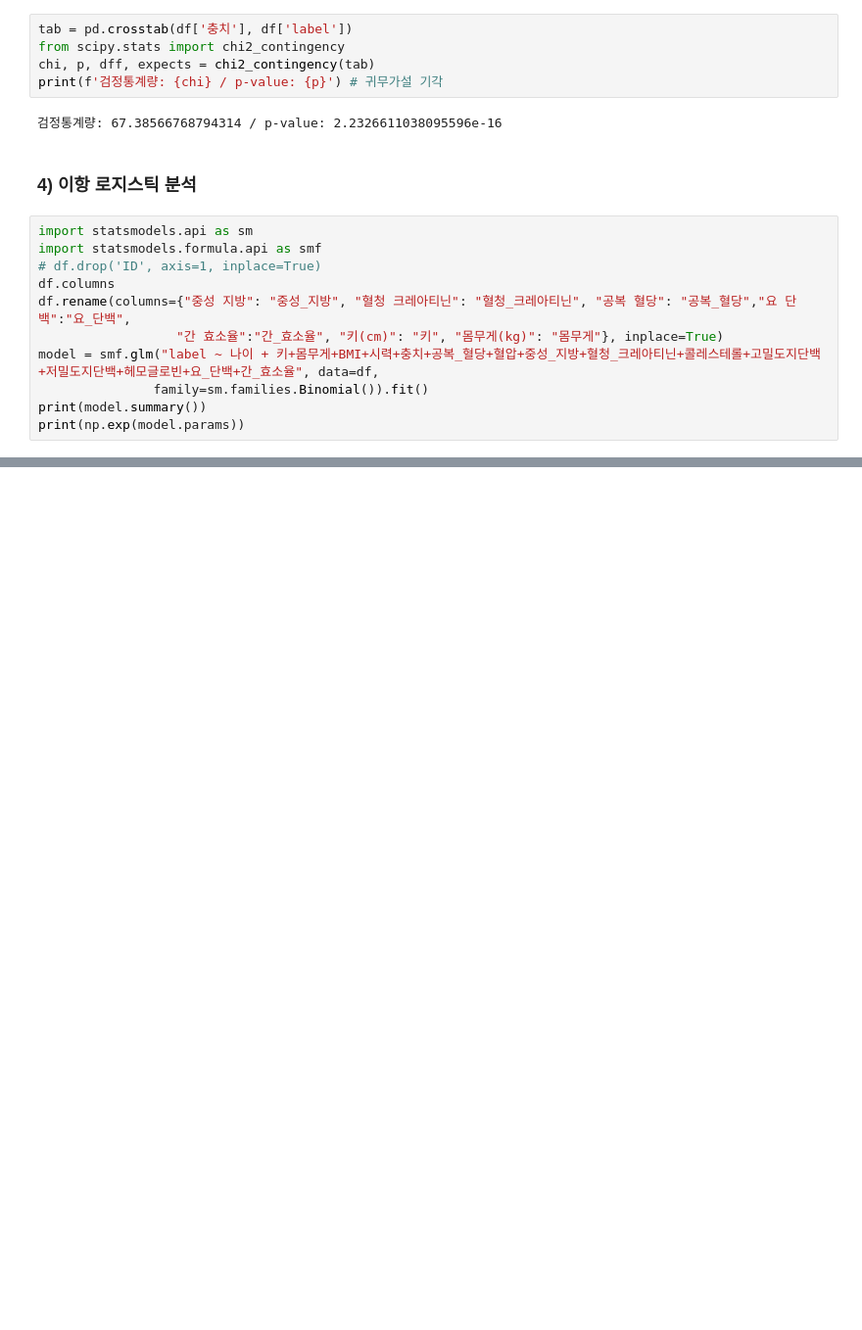
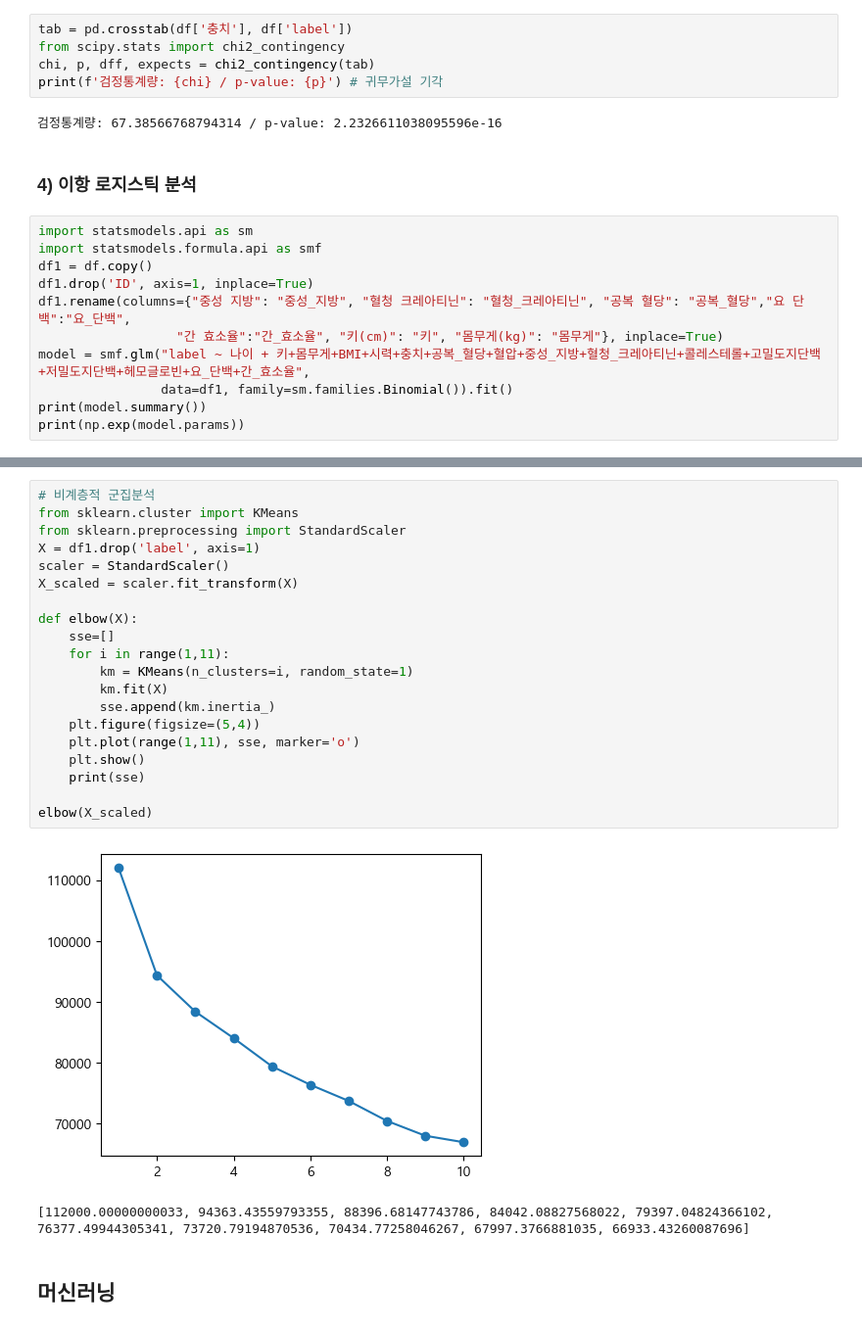
Before and after one commit to Park-Young-Bin/ADP_code, a Jupyter notebook: Dacon_Basic 흡연 여부 예측 AI 경진대회.ipynb, the cells around one changed output, grey strips where cells are left out. Shown at 98% size. Saved outputs shown, nothing was run; the diff lists cells and outputs as text; blank space fills up the shorter version.

```diff
--- a/Dacon_Basic 흡연 여부 예측 AI 경진대회.ipynb
+++ b/Dacon_Basic 흡연 여부 예측 AI 경진대회.ipynb
@@ -154,12 +154,12 @@ print(f'검정통계량: {chi} / p-value: {p}') # 귀무가설 기각
 # %%
 import statsmodels.api as sm
 import statsmodels.formula.api as smf
-# df.drop('ID', axis=1, inplace=True)
-df.columns
-df.rename(columns={"중성 지방": "중성_지방", "혈청 크레아티닌": "혈청_크레아티닌", "공복 혈당": "공복_혈당","요 단백":"요_단백",
+df1 = df.copy()
+df1.drop('ID', axis=1, inplace=True)
+df1.rename(columns={"중성 지방": "중성_지방", "혈청 크레아티닌": "혈청_크레아티닌", "공복 혈당": "공복_혈당","요 단백":"요_단백",
                   "간 효소율":"간_효소율", "키(cm)": "키", "몸무게(kg)": "몸무게"}, inplace=True)
-model = smf.glm("label ~ 나이 + 키+몸무게+BMI+시력+충치+공복_혈당+혈압+중성_지방+혈청_크레아티닌+콜레스테롤+고밀도지단백+저밀도지단백+헤모글로빈+요_단백+간_효소율", data=df,
-               family=sm.families.Binomial()).fit()
+model = smf.glm("label ~ 나이 + 키+몸무게+BMI+시력+충치+공복_혈당+혈압+중성_지방+혈청_크레아티닌+콜레스테롤+고밀도지단백+저밀도지단백+헤모글로빈+요_단백+간_효소율",
+                data=df1, family=sm.families.Binomial()).fit()
 print(model.summary())
 print(np.exp(model.params))
 # %% [output]
@@ -180,3 +180,28 @@ Covariance Type:            nonrobust
 요_단백         8.576710e-01
 간_효소율        1.078268e+00
 dtype: float64
+# %%
+# 비계층적 군집분석
+from sklearn.cluster import KMeans
+from sklearn.preprocessing import StandardScaler
+X = df1.drop('label', axis=1)
+scaler = StandardScaler()
+X_scaled = scaler.fit_transform(X)
+
+def elbow(X):
+    sse=[]
+    for i in range(1,11):
+        km = KMeans(n_clusters=i, random_state=1)
+        km.fit(X)
+        sse.append(km.inertia_)
+    plt.figure(figsize=(5,4))
+    plt.plot(range(1,11), sse, marker='o')
+    plt.show()
+    print(sse)
+
+elbow(X_scaled)
+# %% [output]
+[figure, added]
+[112000.00000000033, 94363.43559793355, 88396.68147743786, 84042.08827568022, 79397.04824366102, 76377.49944305341, 73720.79194870536, 70434.77258046267, 67997.3766881035, 66933.43260087696]
+# %% [markdown]
+## 머신러닝
```
Also changed, not shown: parts of 10 cells of this notebook.
